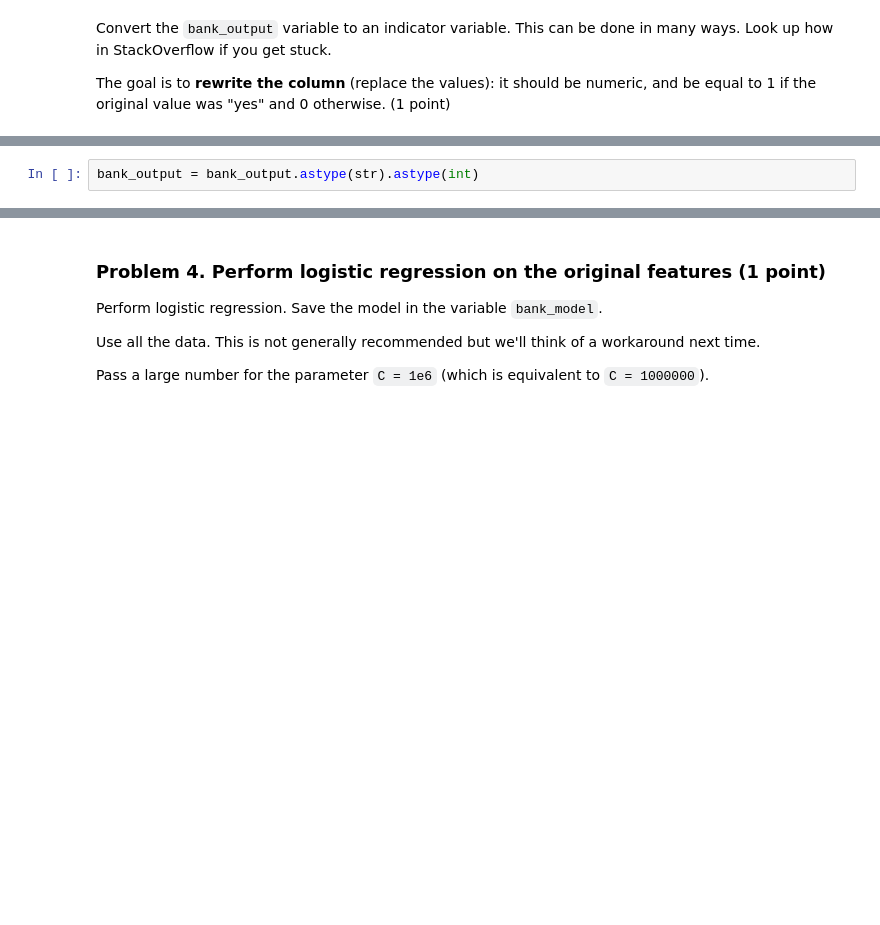
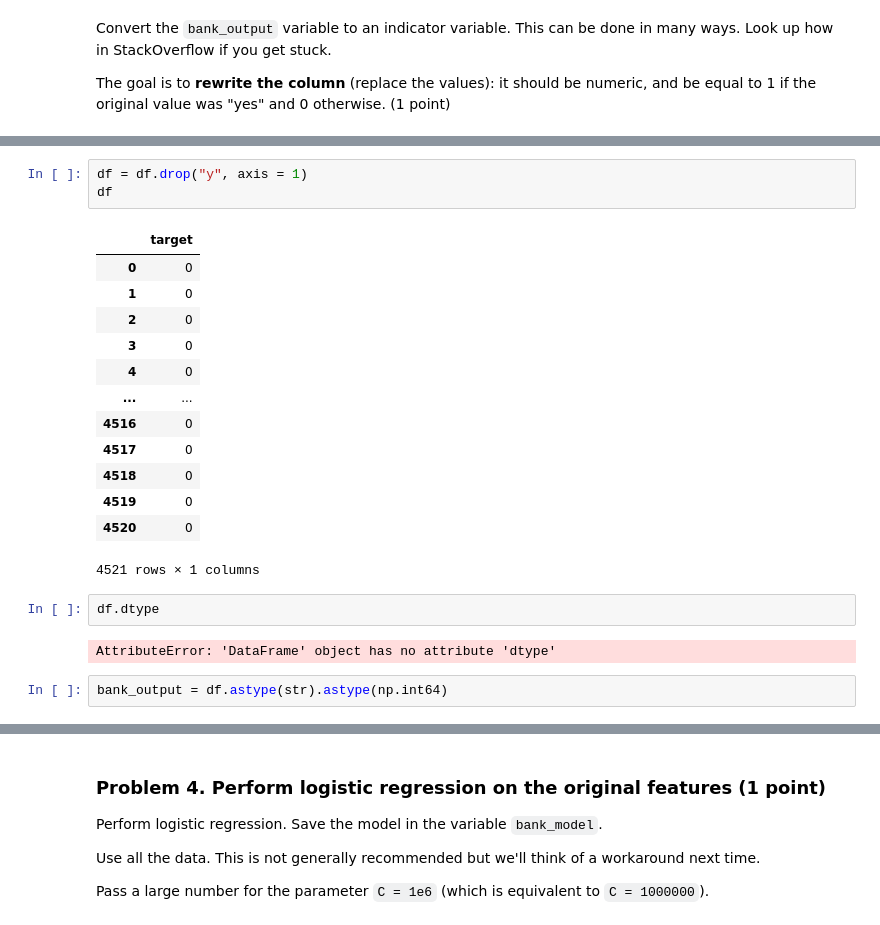
Before and after one commit to LuGeorgiev/Python-SoftUni, a Jupyter notebook: MachineLearning/01.LinearAndLogisticRegression/Linear and Logistic Regression Lab.ipynb, the cells around one changed output, grey strips where cells are left out. Saved outputs shown, nothing was run; the diff lists cells and outputs as text; blank space fills up the shorter version.

```diff
--- a/MachineLearning/01.LinearAndLogisticRegression/Linear and Logistic Regression Lab.ipynb
+++ b/MachineLearning/01.LinearAndLogisticRegression/Linear and Logistic Regression Lab.ipynb
@@ -180,5 +177,26 @@ See the caveats in the documentation: https://pandas.pydata.org/pandas-docs/stab
+# %%
+df = df.drop("y", axis = 1)
+df
+# %% [output]
+|  | target |
+| 0 | 0 |
+| 1 | 0 |
+| 2 | 0 |
+| 3 | 0 |
+| 4 | 0 |
+| ... | ... |
+| 4516 | 0 |
+| 4517 | 0 |
+| 4518 | 0 |
+| 4519 | 0 |
+| 4520 | 0 |
+4521 rows × 1 columns
+# %%
+df.dtype
+# %% [output]
+AttributeError: 'DataFrame' object has no attribute 'dtype'
 # %%
-bank_output = bank_output.astype(str).astype(int)
+bank_output = df.astype(str).astype(np.int64)
 # %%
 bank_output
 # %% [output]
```
Also changed, not shown: parts of 20 cells of this notebook, 1 other file.
